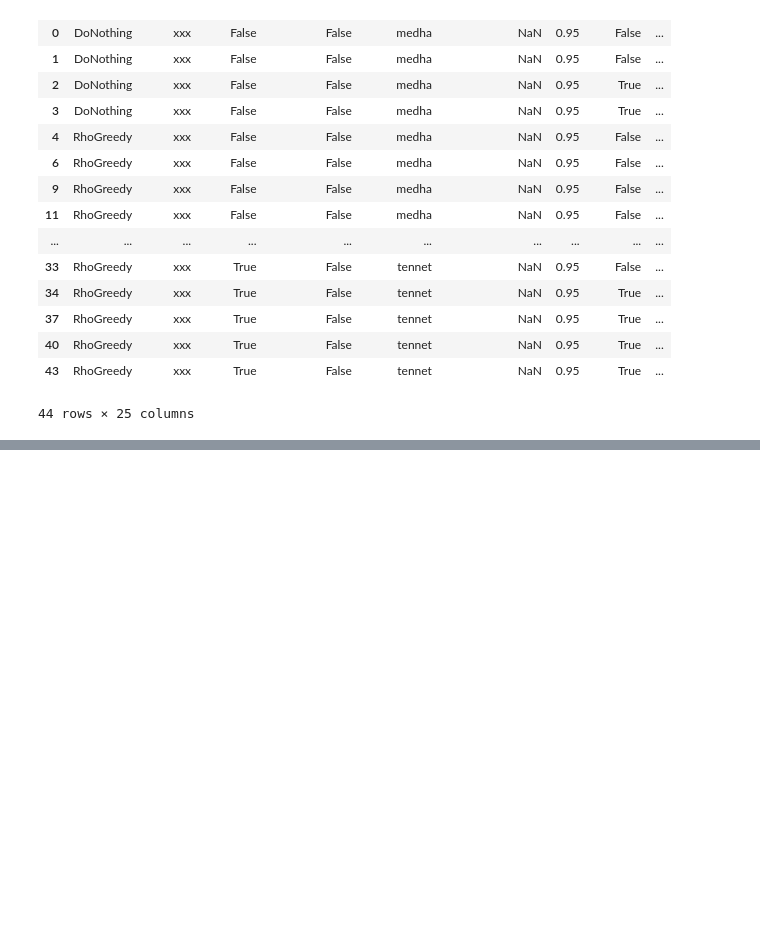
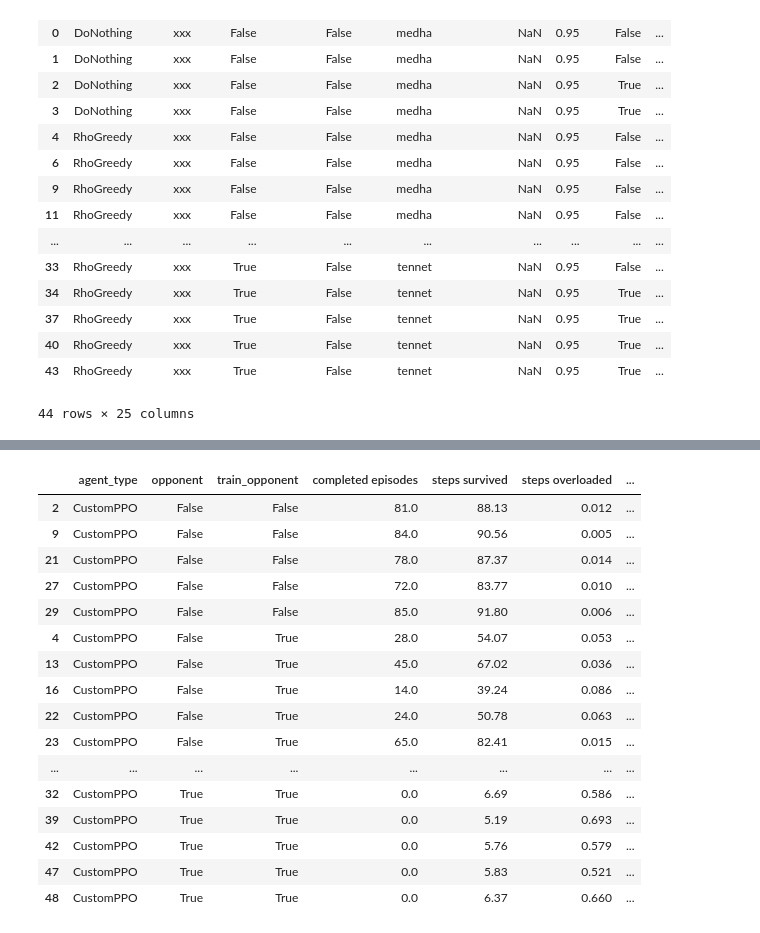
Before and after one commit to EricavanderSar/rl4pnc-survey, a Jupyter notebook: notebooks/SurveyPaper_OverviewTables.ipynb, the cells around one changed output, grey strips where cells are left out. Cells and saved outputs as stored; diff of their text form; code cells hidden in the pictures; blank space fills up the shorter version.

```diff
--- a/notebooks/SurveyPaper_OverviewTables.ipynb
+++ b/notebooks/SurveyPaper_OverviewTables.ipynb
@@ -91,0 +96,37 @@ df_heur.loc[(filter_dn_base | filter_greedy_base), measures]
+# %%
+measures = ['agent_type',
+            'opponent',
+            'train_opponent',
+            # 'action space',
+            'completed episodes',
+            'steps survived',
+            'steps overloaded',
+            'agent execution time [ms]',
+            'maximum topology depth',
+            'unique actions',
+            'unique lines in danger',
+            'unqique subs changed',
+            'substations changed'
+           ]
+filter_rl_base = ((df_rl['action space'] == "medha") & (df_rl['line_reco']) & ~(df_rl['line_disc']) & (df_rl['reset_topo']==0.0) )
+
+base_rl = df_rl.loc[filter_rl_base, measures]
+base_rl
+# %% [output]
+|  | agent_type | opponent | train_opponent | completed episodes | steps survived | steps overloaded | ... |
+| 2 | CustomPPO | False | False | 81.0 | 88.13 | 0.012 | ... |
+| 9 | CustomPPO | False | False | 84.0 | 90.56 | 0.005 | ... |
+| 21 | CustomPPO | False | False | 78.0 | 87.37 | 0.014 | ... |
+| 27 | CustomPPO | False | False | 72.0 | 83.77 | 0.010 | ... |
+| 29 | CustomPPO | False | False | 85.0 | 91.80 | 0.006 | ... |
+| 4 | CustomPPO | False | True | 28.0 | 54.07 | 0.053 | ... |
+| 13 | CustomPPO | False | True | 45.0 | 67.02 | 0.036 | ... |
+| 16 | CustomPPO | False | True | 14.0 | 39.24 | 0.086 | ... |
+| 22 | CustomPPO | False | True | 24.0 | 50.78 | 0.063 | ... |
+| 23 | CustomPPO | False | True | 65.0 | 82.41 | 0.015 | ... |
+| ... | ... | ... | ... | ... | ... | ... | ... |
+| 32 | CustomPPO | True | True | 0.0 | 6.69 | 0.586 | ... |
+| 39 | CustomPPO | True | True | 0.0 | 5.19 | 0.693 | ... |
+| 42 | CustomPPO | True | True | 0.0 | 5.76 | 0.579 | ... |
+| 47 | CustomPPO | True | True | 0.0 | 5.83 | 0.521 | ... |
+| 48 | CustomPPO | True | True | 0.0 | 6.37 | 0.660 | ... |
```
Also changed, not shown: parts of 9 cells of this notebook, 2 other files.
